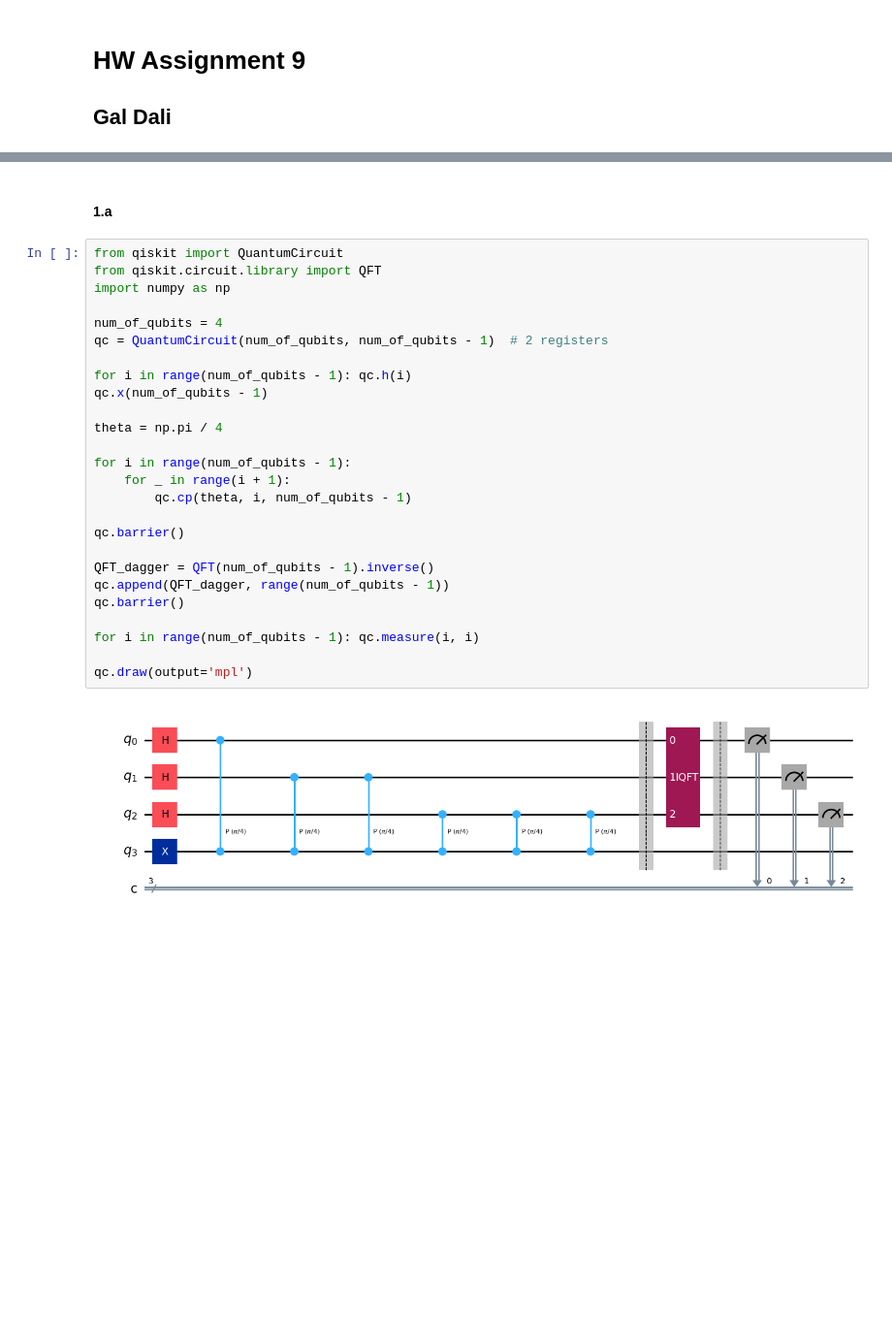
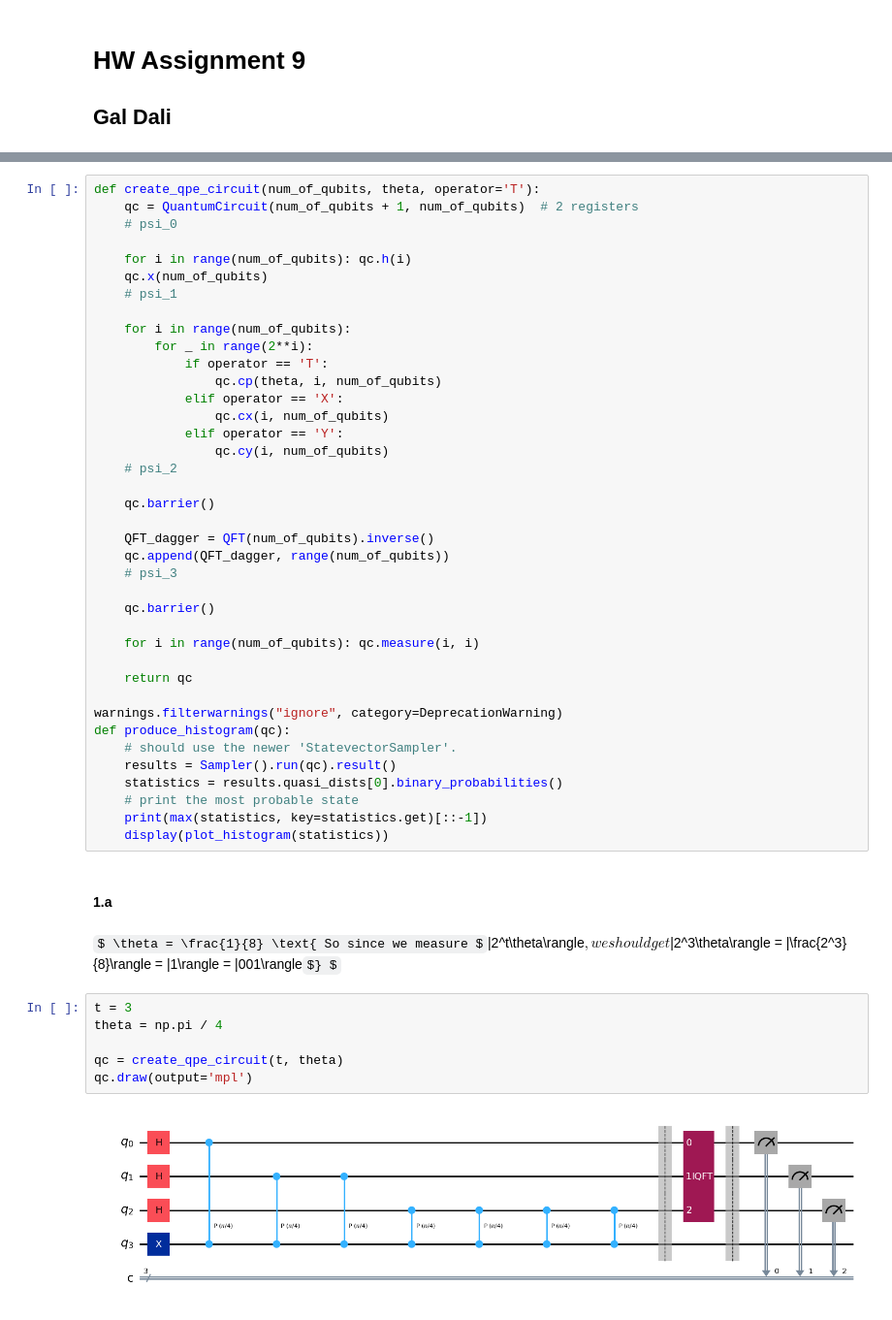
Before and after one commit to GalD101/qiskit_HW, a Jupyter notebook: hw9.ipynb, the cells around one changed output, grey strips where cells are left out. Shown at 97% size. Saved outputs shown, nothing was run; the diff lists cells and outputs as text; some formulas as TeX source; blank space fills up the shorter version.

```diff
--- a/hw9.ipynb
+++ b/hw9.ipynb
@@ -20,30 +28,51 @@ $ |\tilde{\psi}_3\rangle = QFT_{2^t}^{\dagger}|\tilde{\psi}_2\rangle. $
+# %%
+def create_qpe_circuit(num_of_qubits, theta, operator='T'):
+    qc = QuantumCircuit(num_of_qubits + 1, num_of_qubits)  # 2 registers
+    # psi_0
+
+    for i in range(num_of_qubits): qc.h(i)
+    qc.x(num_of_qubits)
+    # psi_1
+
+    for i in range(num_of_qubits):
+        for _ in range(2**i):
+            if operator == 'T':
+                qc.cp(theta, i, num_of_qubits)
+            elif operator == 'X':
+                qc.cx(i, num_of_qubits)
+            elif operator == 'Y':
+                qc.cy(i, num_of_qubits)
+    # psi_2
+
+    qc.barrier()
+
+    QFT_dagger = QFT(num_of_qubits).inverse()
+    qc.append(QFT_dagger, range(num_of_qubits))
+    # psi_3
+
+    qc.barrier()
+
+    for i in range(num_of_qubits): qc.measure(i, i)
+
+    return qc
+
+warnings.filterwarnings("ignore", category=DeprecationWarning)
+def produce_histogram(qc):
+    # should use the newer 'StatevectorSampler'.
+    results = Sampler().run(qc).result()
+    statistics = results.quasi_dists[0].binary_probabilities()
+    # print the most probable state
+    print(max(statistics, key=statistics.get)[::-1])
+    display(plot_histogram(statistics))
 # %% [markdown]
 #### 1.a
+# %% [markdown]
+$ \theta = \frac{1}{8} \text{ So since we measure $|2^t\theta\rangle$, we should get $|2^3\theta\rangle = |\frac{2^3}{8}\rangle = |1\rangle = |001\rangle$} $
 # %%
-from qiskit import QuantumCircuit
-from qiskit.circuit.library import QFT
-import numpy as np
-
-num_of_qubits = 4
-qc = QuantumCircuit(num_of_qubits, num_of_qubits - 1)  # 2 registers
-
-for i in range(num_of_qubits - 1): qc.h(i)
-qc.x(num_of_qubits - 1)
-
+t = 3
 theta = np.pi / 4
 
-for i in range(num_of_qubits - 1):
-    for _ in range(i + 1):
-        qc.cp(theta, i, num_of_qubits - 1)
-
-qc.barrier()
-
-QFT_dagger = QFT(num_of_qubits - 1).inverse()
-qc.append(QFT_dagger, range(num_of_qubits - 1))
-qc.barrier()
-
-for i in range(num_of_qubits - 1): qc.measure(i, i)
-
+qc = create_qpe_circuit(t, theta)
 qc.draw(output='mpl')
 # %% [output]
-[figure, old version]
+[figure, new version]
```
Also changed, not shown: parts of 33 cells of this notebook.
